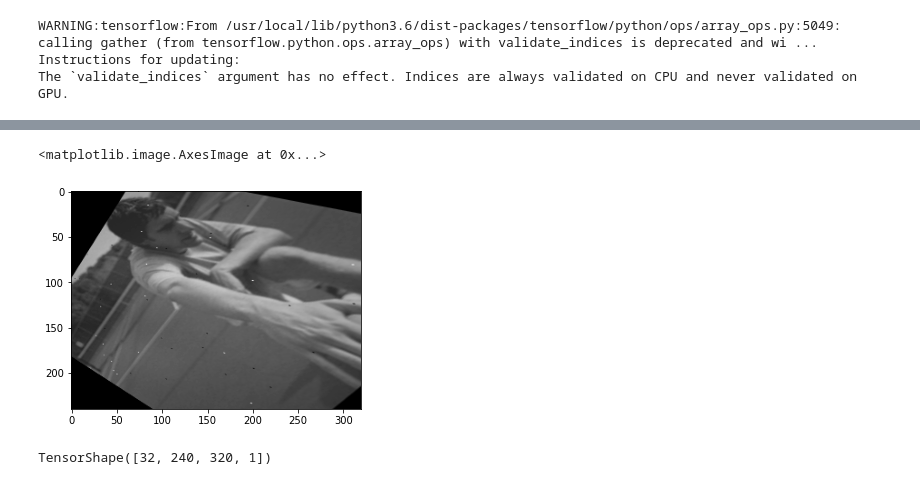
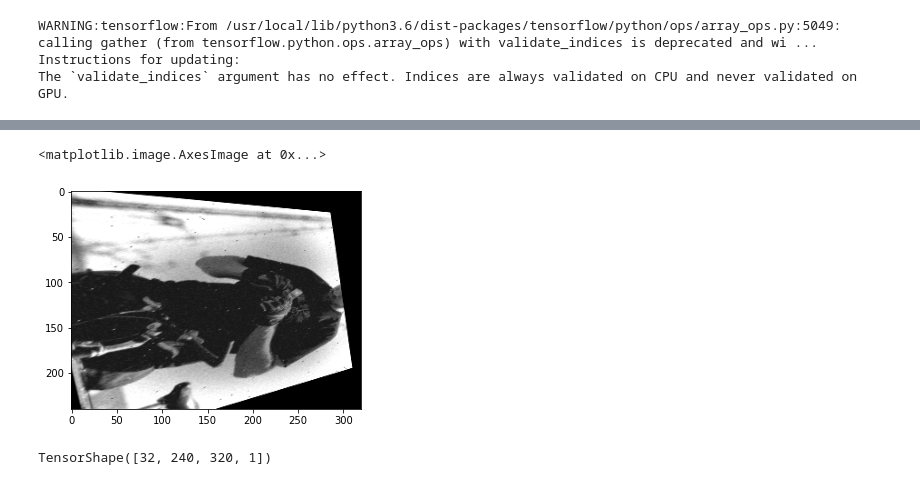
Before and after one commit to amit205/multi-task-learning, a Jupyter notebook: magicpoint-coco.ipynb, the cells around one changed output, grey strips where cells are left out. Cells and saved outputs as stored; diff of their text form; code cells hidden in the pictures.

```diff
--- a/magicpoint-coco.ipynb
+++ b/magicpoint-coco.ipynb
@@ -30,5 +77,5 @@ files = data._init_dataset(**config['data'])
 # %%
-train_gen = data._get_data(files, 'training', **config['data'])
+train_gen = data._get_data(files, 'training', **config)
 # %%
 train_gen
 # %% [output]
@@ -116,28 +163,6 @@ tensorboard_callback = keras.callbacks.TensorBoard(log_dir=logdir)
 # read keypoints
 # def _read_points(filename):
 #     return np.load(filename)#.astype(np.float32)
-# %%
-model_config = {
-            'data_format': 'channels_last',
-            'grid_size': 8,
-            'detection_threshold': 0.001, # 1/65, 0.015
-            'descriptor_size': 256,
-            'batch_size': 32,
-            'eval_batch_size': 32,
-            'epochs': 25,
-            'learning_rate': 0.001,
-            'kernel_reg': 0.,
-            'lambda_d': 250,
-            'descriptor_size': 256,
-            'positive_margin': 1,
-            'negative_margin': 0.2,
-            'lambda_loss': 0.0001,
-            'nms': 4,
-            'top_k': 0,
-            # top_k: 300
-            'train_iter': 18000,
-            'validation_interval': 1000
-    }
 # %%
 # class DataGen(keras.utils.Sequence):
 #     def __init__(self, image_path, point_path, #homography_path, warped_image_path, warped_point_path,
@@ -414,5 +361,6 @@ model.compile(optimizer = keras.optimizers.Adam(learning_rate = model_config['le
 
 # train_steps =  len(os.listdir(train_image_path))/batch_size
 # %%
+train_gen = train_gen.repeat()
 train_gen = train_gen.batch(model_config['batch_size'])
 # %%
@@ -451,8 +401,11 @@ x, y = train_gen.take(2)
+# %%
+y = iter(train_gen)
 # %%
+x = y.get_next()
 plt.imshow(x['image'][0], cmap = 'gray')
 # %% [output]
 <matplotlib.image.AxesImage at 0x...>
-[figure, old version]
+[figure, new version]
 # %%
 x['image'].shape
 # %% [output]
```
Also changed, not shown: parts of 32 cells of this notebook, 7 other files.
